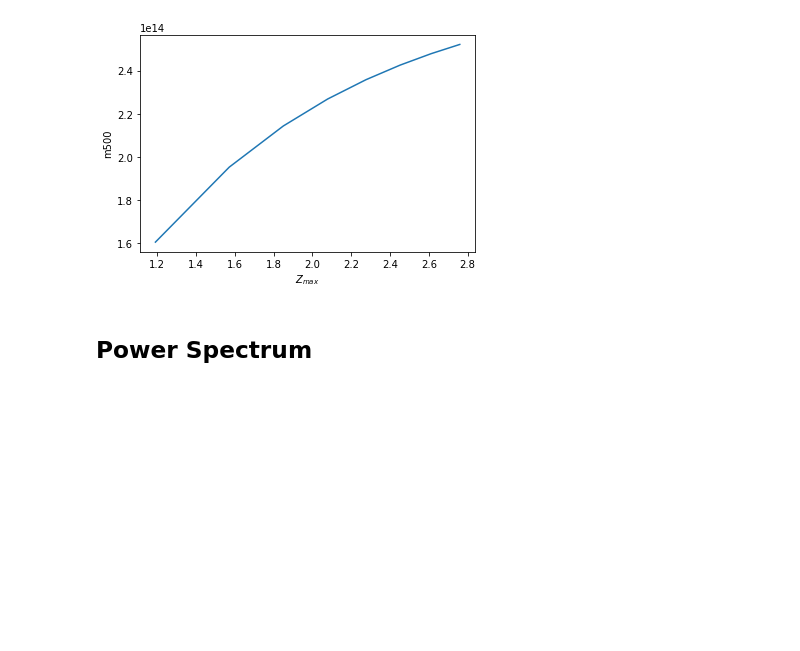
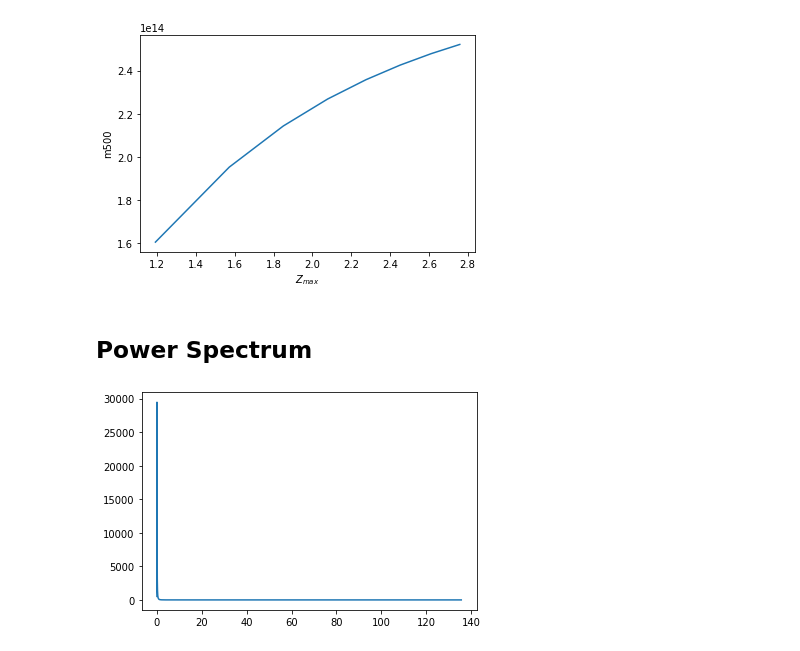
Before and after one commit to carle13/Galaxy-clusters-number-counts, a Jupyter notebook: analysis.ipynb, the cells around one changed output. Cells and saved outputs as stored; diff of their text form; code cells hidden in the pictures; blank space fills up the shorter version.

```diff
--- a/analysis.ipynb
+++ b/analysis.ipynb
@@ -238,3 +238,11 @@ plt.show()
 [figure]
 # %% [markdown]
 ## Power Spectrum
+# %%
+power = np.loadtxt('Planck+_matterpower.dat', skiprows=0, unpack=True)
+# %%
+plt.figure()
+plt.plot(power[0], power[1])
+plt.show()
+# %% [output]
+[figure, added]
```
Also changed, not shown: parts of 2 cells of this notebook, 2 other files.
